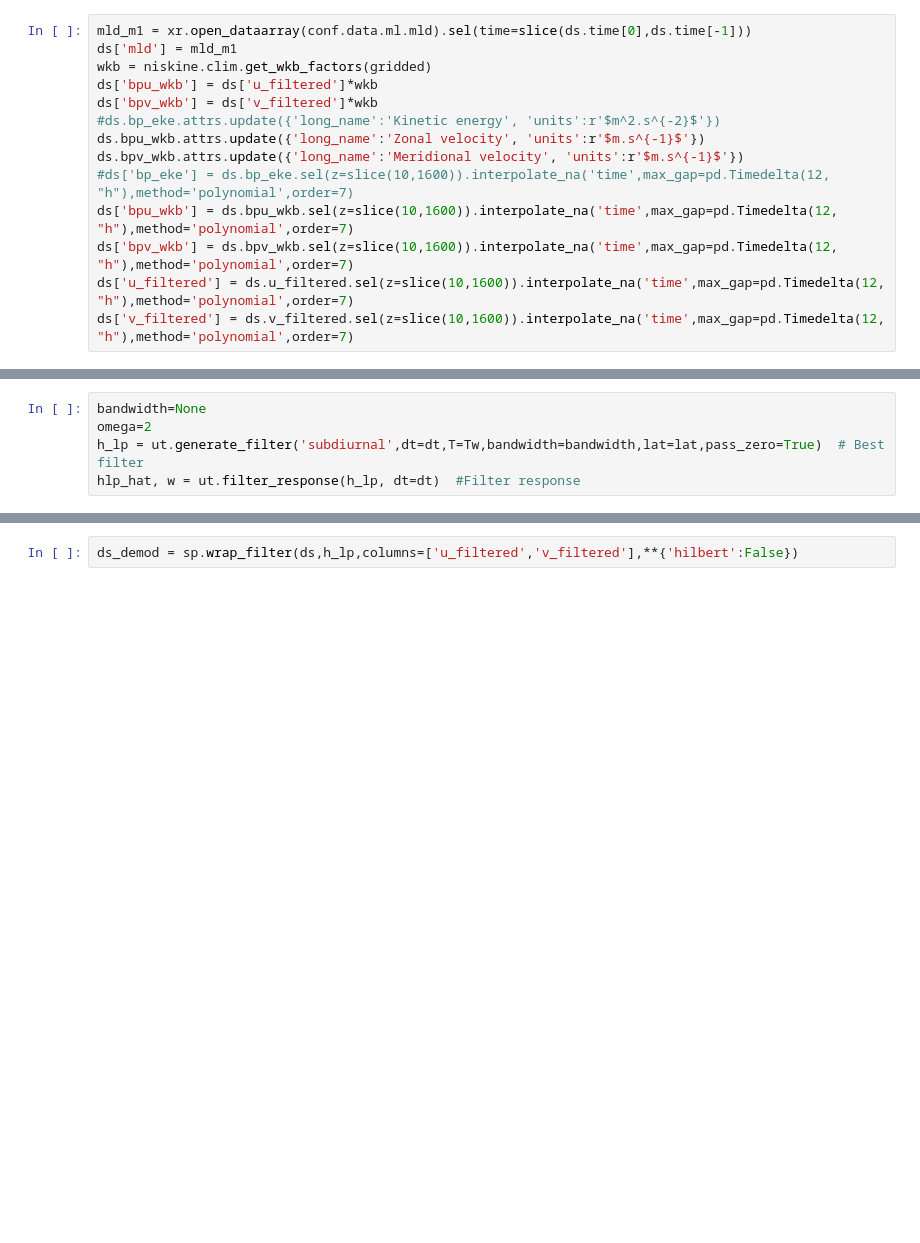
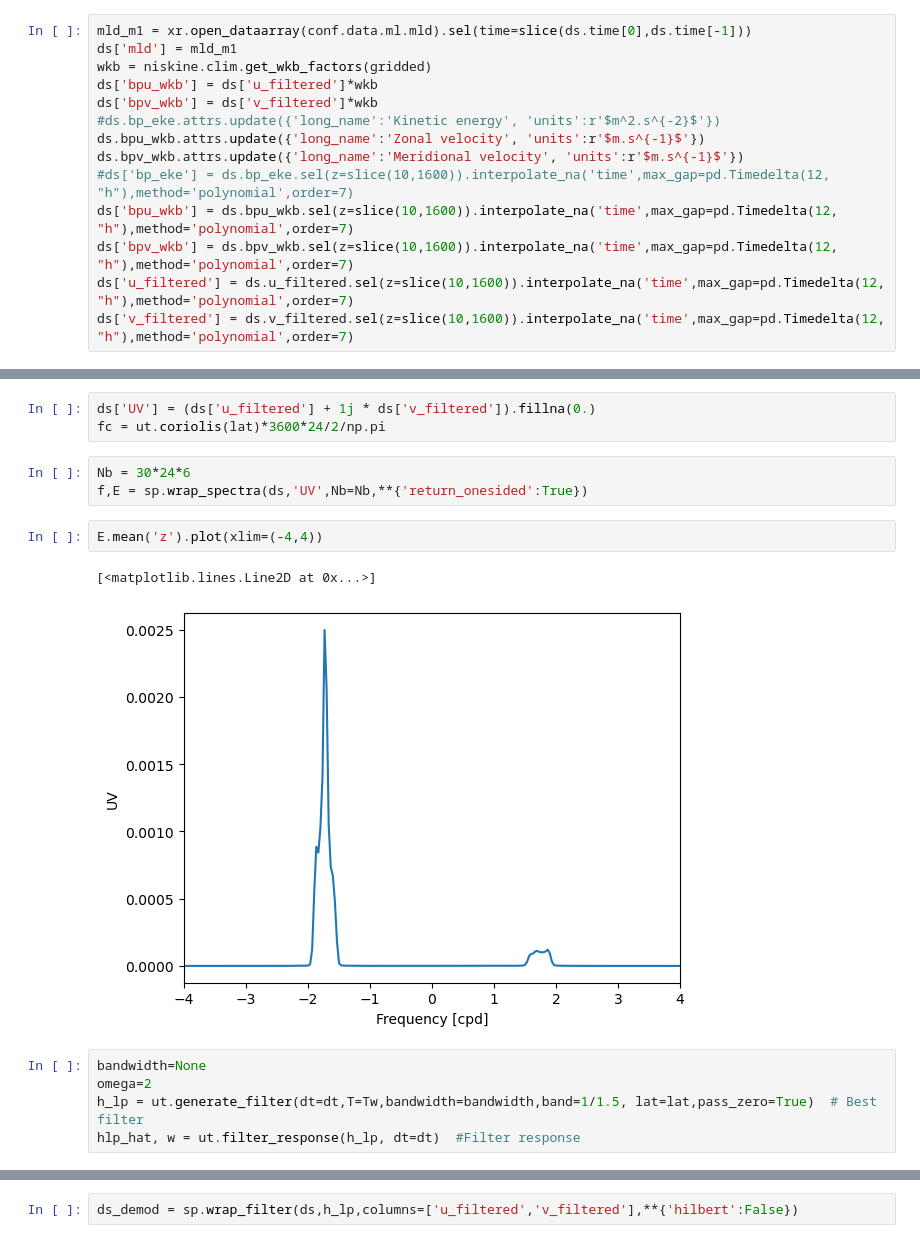
Before and after one commit to zcasparco/NIW, a Jupyter notebook: dev/Demodulation_bis.ipynb, the cells around one changed output, grey strips where cells are left out. Drawn from its saved outputs; the diff is of its cells as text; blank space fills up the shorter version.

```diff
--- a/dev/Demodulation_bis.ipynb
+++ b/dev/Demodulation_bis.ipynb
@@ -80,7 +86,18 @@ ds.u_filtered.plot()
+# %%
+ds['UV'] = (ds['u_filtered'] + 1j * ds['v_filtered']).fillna(0.)
+fc = ut.coriolis(lat)*3600*24/2/np.pi
+# %%
+Nb = 30*24*6
+f,E = sp.wrap_spectra(ds,'UV',Nb=Nb,**{'return_onesided':True})
+# %%
+E.mean('z').plot(xlim=(-4,4))
+# %% [output]
+[<matplotlib.lines.Line2D at 0x...>]
+[figure, added]
 # %%
 bandwidth=None
 omega=2
-h_lp = ut.generate_filter('subdiurnal',dt=dt,T=Tw,bandwidth=bandwidth,lat=lat,pass_zero=True)  # Best filter
+h_lp = ut.generate_filter(dt=dt,T=Tw,bandwidth=bandwidth,band=1/1.5, lat=lat,pass_zero=True)  # Best filter
 hlp_hat, w = ut.filter_response(h_lp, dt=dt)  #Filter response
 # %%
 t = np.arange(0,Tw,dt)
```
Also changed, not shown: parts of 4 cells of this notebook, 4 other files.
